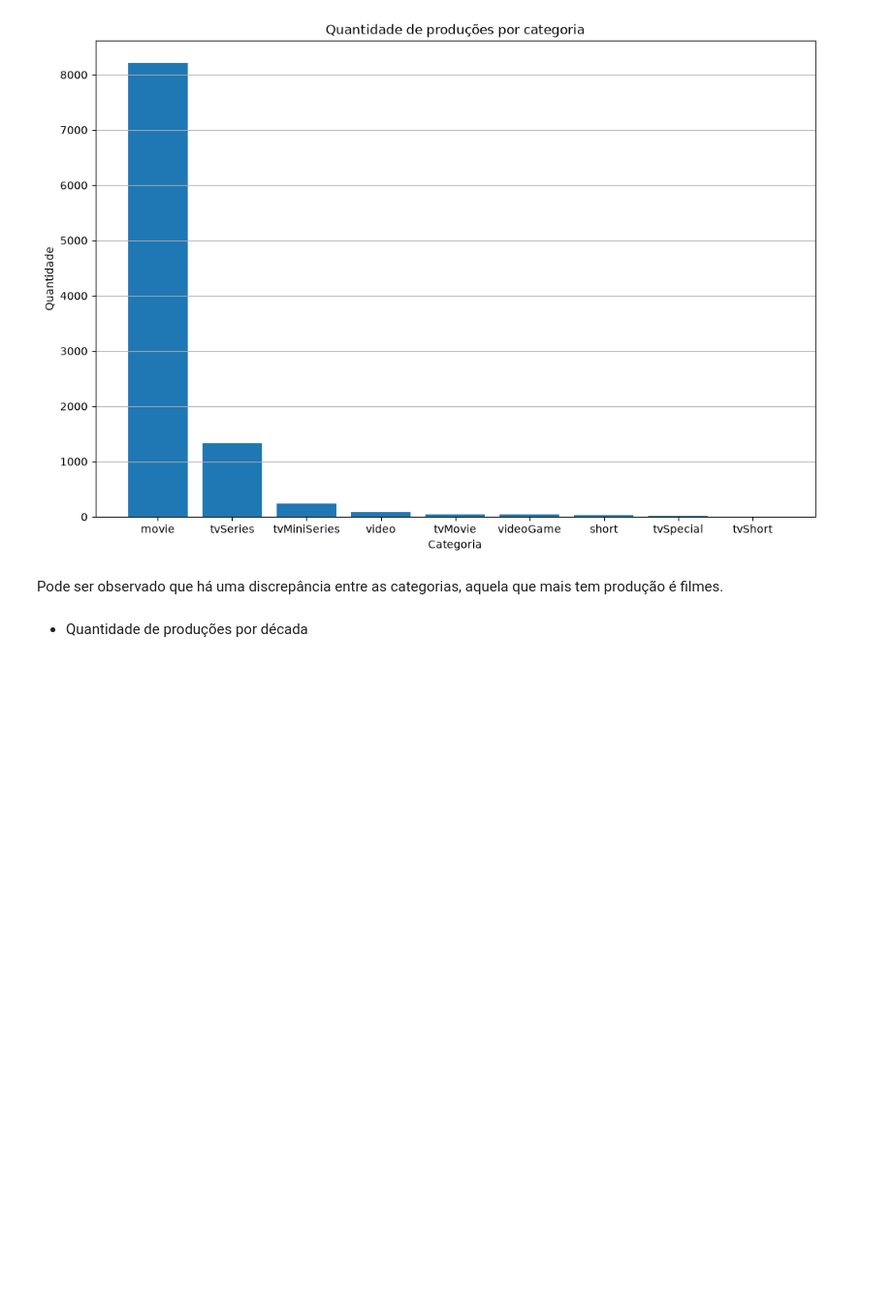
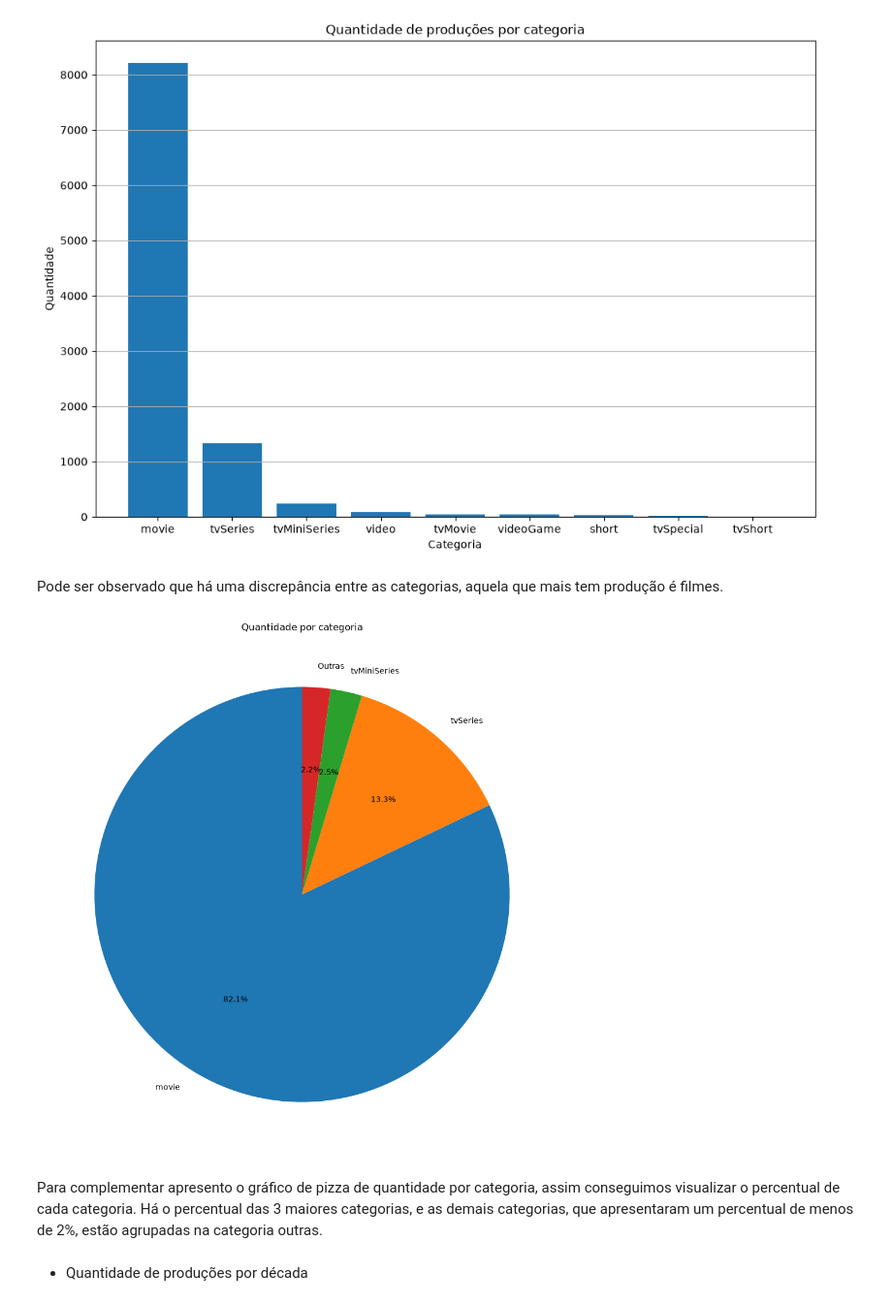
Before and after one commit to Lana230/analise_filmes_series, a Jupyter notebook: main.ipynb, the cells around one changed output. Shown at 97% size. Saved outputs shown, nothing was run; the diff lists cells and outputs as text; code cells hidden in the pictures; blank space fills up the shorter version.

Commit message:
Adicionado um gráfico de pizza e comecado a analise do gráfico de dispersão

```diff
--- a/main.ipynb
+++ b/main.ipynb
@@ -185,10 +185,12 @@ Moda
 # %%
 #Gráfico de barras(bar)
 qtd_categoria = df_renomeado["Categoria"].value_counts()
+qtd_categoria = qtd_categoria.reset_index()
+qtd_categoria = qtd_categoria.rename(columns={'count':'Quantidade'})
 print(qtd_categoria)
 
 plt.figure(figsize=(12, 8))
-plt.bar(qtd_categoria.index, qtd_categoria.values)
+plt.bar(qtd_categoria["Categoria"], qtd_categoria["Quantidade"])
 plt.title("Quantidade de produções por categoria")
 plt.xlabel("Categoria")
 plt.ylabel("Quantidade")
@@ -209,6 +210,34 @@ Name: count, dtype: int64
 [figure]
 # %% [markdown]
 Pode ser observado que há uma discrepância entre as categorias, aquela que mais tem produção é filmes.
+# %%
+qtd_categoria["Porcentagem"] = (qtd_categoria["Quantidade"] / qtd_categoria["Quantidade"].sum()) * 100
+
+principais = qtd_categoria[qtd_categoria["Porcentagem"] >= 2].copy()
+pequenos = qtd_categoria[qtd_categoria["Porcentagem"] < 2].copy()
+
+linha_outras = pd.DataFrame({
+    'Categoria': ['Outras'],
+    'Quantidade': [pequenos["Quantidade"].sum()]
+})
+
+df_grafico = pd.concat([principais[['Categoria', 'Quantidade']], linha_outras], ignore_index=True)
+
+plt.figure(figsize=(12, 12))
+
+plt.pie(
+    df_grafico["Quantidade"],
+    labels= df_grafico["Categoria"],
+    autopct="%1.1f%%",
+    startangle=90,
+)
+
+plt.title("Quantidade por categoria")
+plt.show()
+# %% [output]
+[figure, added]
+# %% [markdown]
+Para complementar apresento o gráfico de pizza de quantidade por categoria, assim conseguimos visualizar o percentual de cada categoria. Há o percentual das 3 maiores categorias, e as demais categorias, que apresentaram um percentual de menos de 2%, estão agrupadas na categoria outras.
 # %% [markdown]
 - Quantidade de produções por década
 # %%
```
Also changed, not shown: parts of 4 cells of this notebook.
